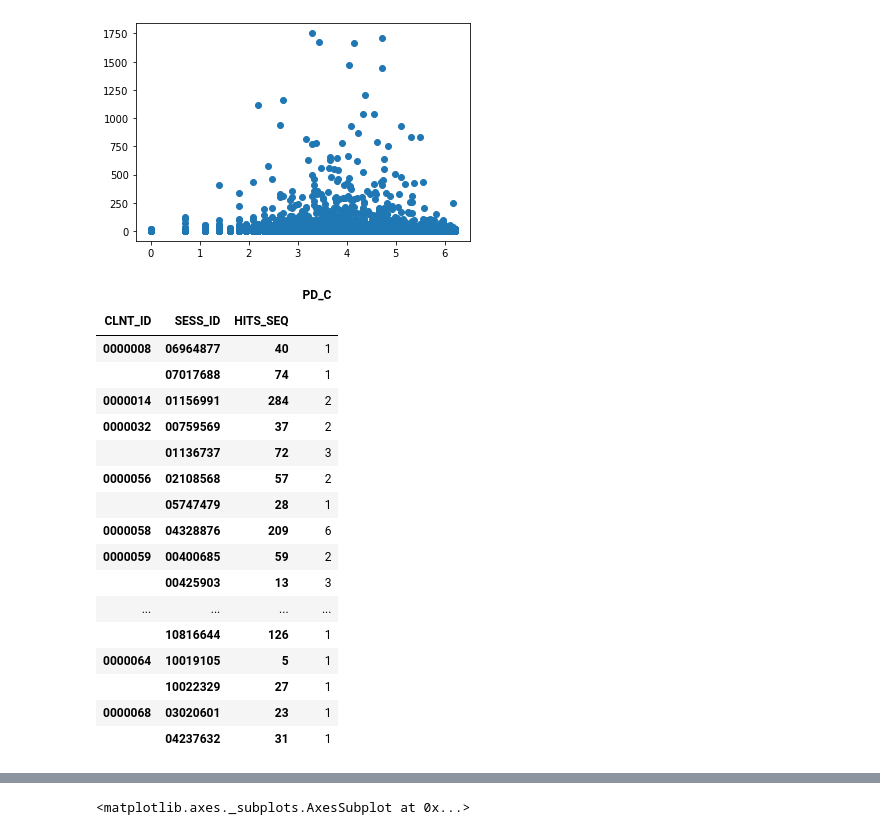
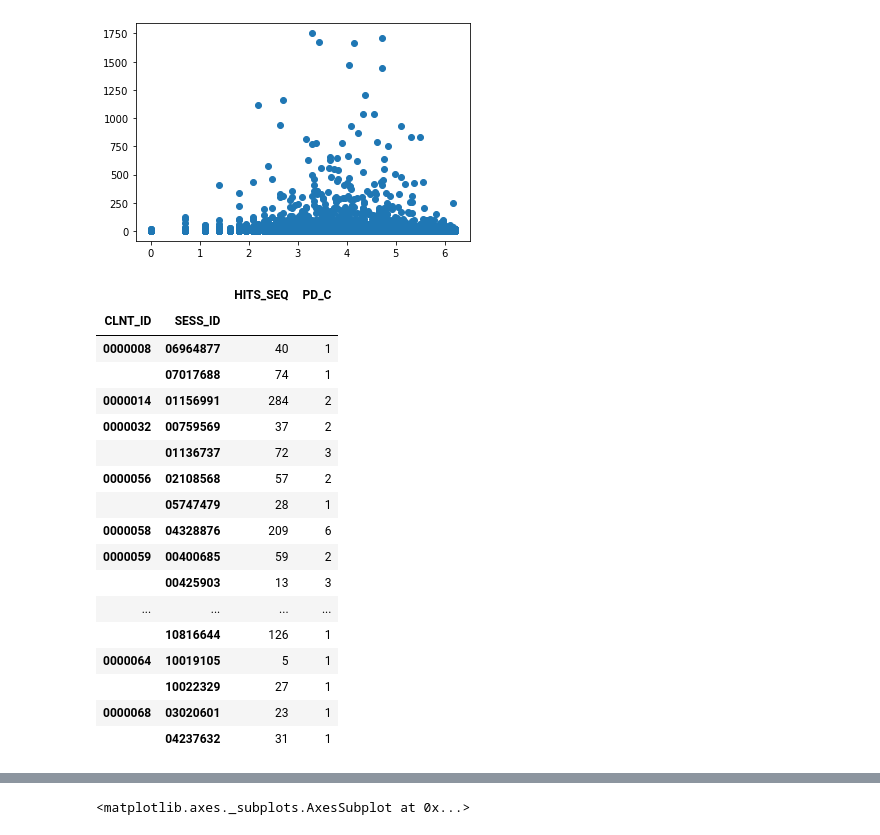
Before and after one commit to chldnjstjr/Lpoint, a Jupyter notebook: Preprocessing.ipynb, the cells around one changed output, grey strips where cells are left out. Cells and saved outputs as stored; diff of their text form; code cells hidden in the pictures.

```diff
--- a/Preprocessing.ipynb
+++ b/Preprocessing.ipynb
@@ -464,10 +459,11 @@ plt.show()
 [figure]
 # %%
 prdmcs_group = prdmcs.groupby(['CLNT_ID', 'SESS_ID', 'HITS_SEQ']).count()[['PD_C']]
+prdmcs_group.reset_index(level=['HITS_SEQ'], inplace = True)
 prdmcs_group.head(20)
 # %% [output]
-|  |  |  | PD_C |
-| CLNT_ID | SESS_ID | HITS_SEQ |  |
+|  |  | HITS_SEQ | PD_C |
+| CLNT_ID | SESS_ID |  |  |
 | 0000008 | 06964877 | 40 | 1 |
 |  | 07017688 | 74 | 1 |
 | 0000014 | 01156991 | 284 | 2 |
```
Also changed, not shown: parts of 7 cells of this notebook.
